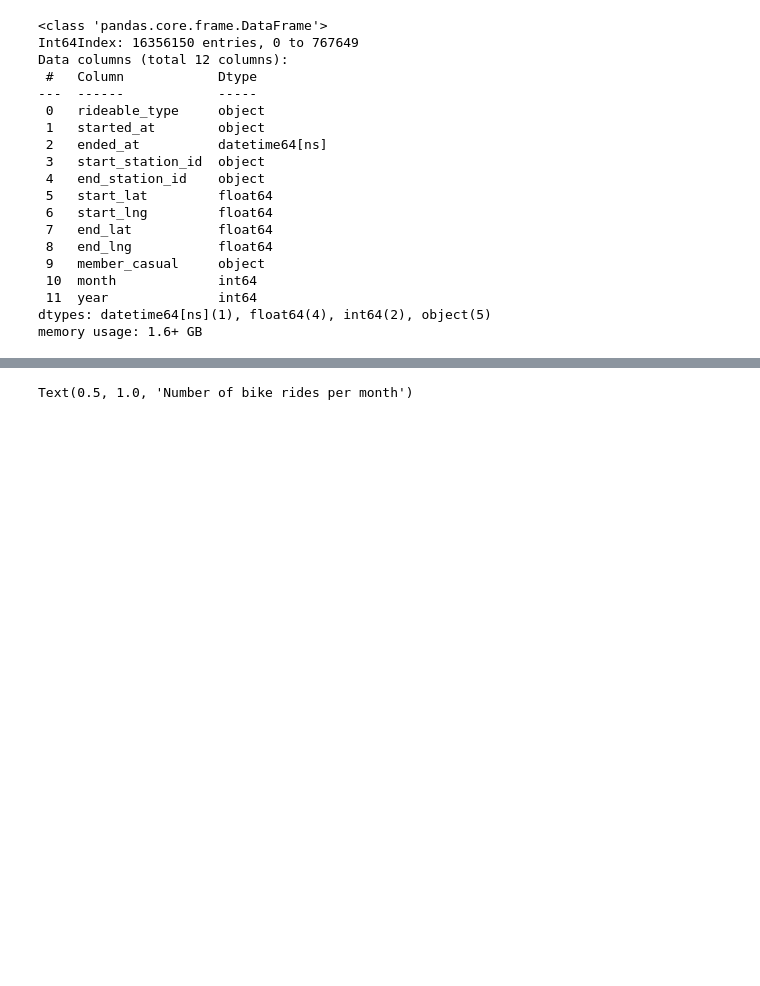
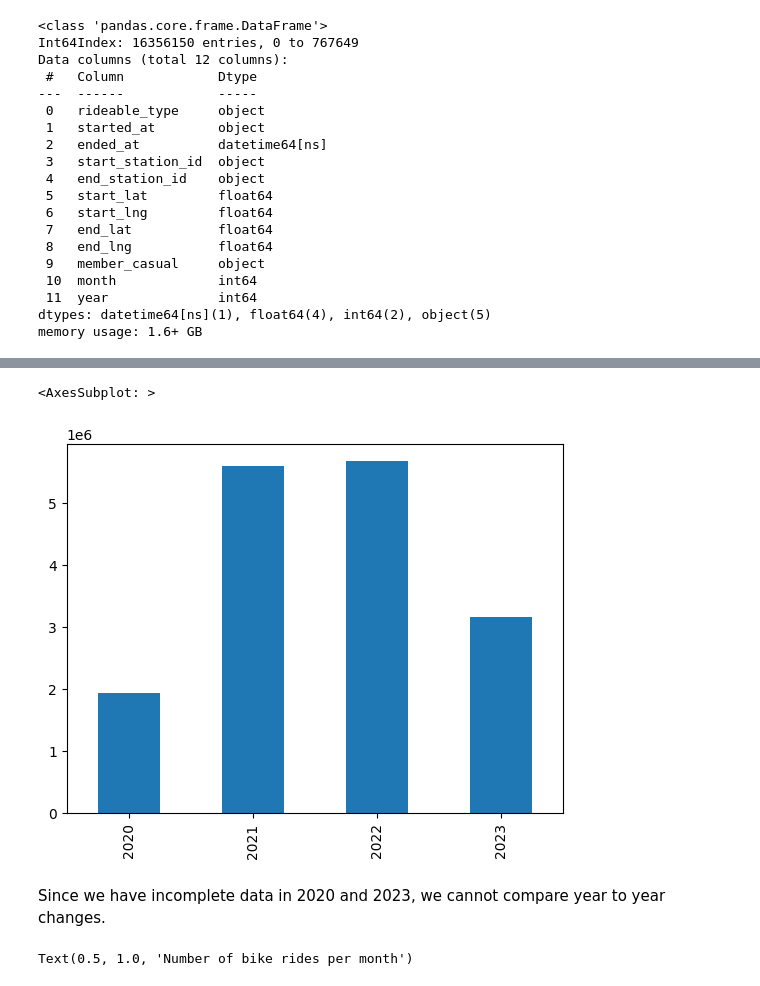
Before and after one commit to adamlporter/DivvyToolsAndAnalysis, a Jupyter notebook: DivvyEBikeAnalysis.ipynb, the cells around one changed output, grey strips where cells are left out. Drawn from its saved outputs; the diff is of its cells as text; code cells hidden in the pictures; blank space fills up the shorter version.

```diff
--- a/DivvyEBikeAnalysis.ipynb
+++ b/DivvyEBikeAnalysis.ipynb
@@ -77,3 +220,11 @@ Let's look at how popular e-bikes have become.
+# %%
+# sort by index, rather than total N values
+data['year'].value_counts().sort_index().plot(kind='bar')
+# %% [output]
+<AxesSubplot: >
+[figure, added]
+# %% [markdown]
+Since we have incomplete data in 2020 and 2023, we cannot compare year to year changes.
 # %%
 # first calculate the total number of different types of bike rides taken since e-bikes introduced
 plt.rcParams['figure.figsize']=(12,8)
```
Also changed, not shown: parts of 43 cells of this notebook, 11 other files.
